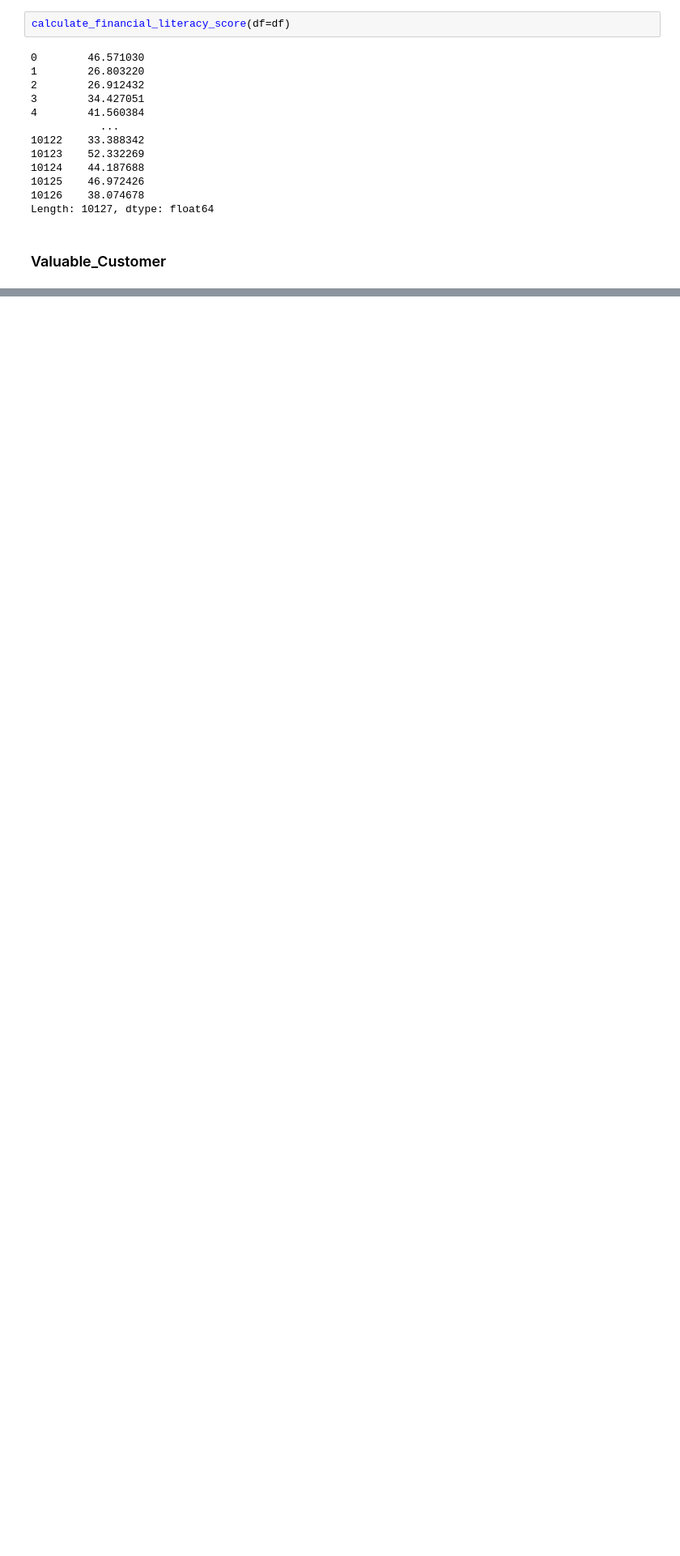
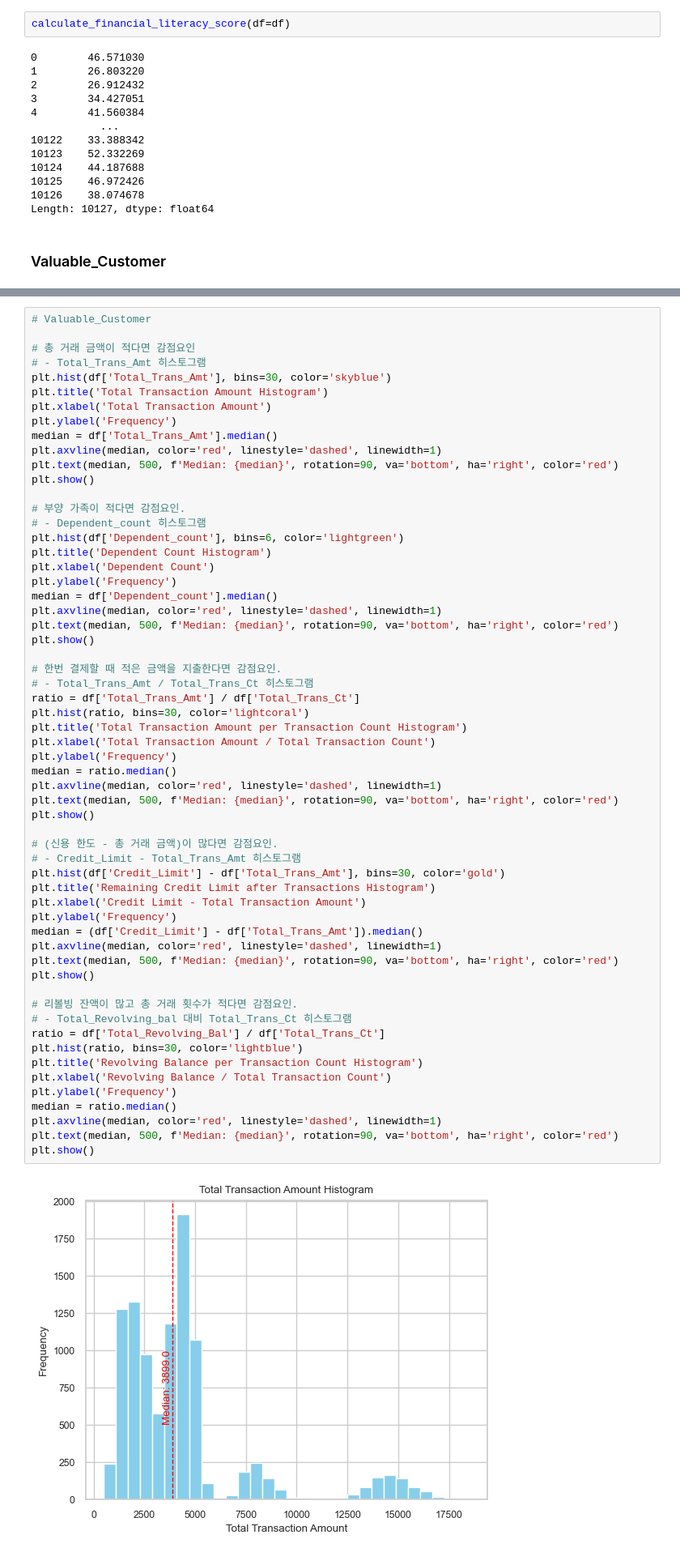
Before and after one commit to myhappydays/Programmers-Data-Analysis-2nd, a Jupyter notebook: Seokjun/Hypothesis_Test.ipynb, the cells around one changed output, grey strips where cells are left out. Shown at 81% size. Drawn from its saved outputs; the diff is of its cells as text; blank space fills up the shorter version.

Commit message:
Make 'calculate_valuable_customer_score' Func

```diff
--- a/Seokjun/Hypothesis_Test.ipynb
+++ b/Seokjun/Hypothesis_Test.ipynb
@@ -488,0 +477,61 @@ Length: 10127, dtype: float64
+# %%
+# Valuable_Customer
+
+# 총 거래 금액이 적다면 감점요인
+# - Total_Trans_Amt 히스토그램
+plt.hist(df['Total_Trans_Amt'], bins=30, color='skyblue')
+plt.title('Total Transaction Amount Histogram')
+plt.xlabel('Total Transaction Amount')
+plt.ylabel('Frequency')
+median = df['Total_Trans_Amt'].median()
+plt.axvline(median, color='red', linestyle='dashed', linewidth=1)
+plt.text(median, 500, f'Median: {median}', rotation=90, va='bottom', ha='right', color='red')
+plt.show()
+
+# 부양 가족이 적다면 감점요인.
+# - Dependent_count 히스토그램
+plt.hist(df['Dependent_count'], bins=6, color='lightgreen')
+plt.title('Dependent Count Histogram')
+plt.xlabel('Dependent Count')
+plt.ylabel('Frequency')
+median = df['Dependent_count'].median()
+plt.axvline(median, color='red', linestyle='dashed', linewidth=1)
+plt.text(median, 500, f'Median: {median}', rotation=90, va='bottom', ha='right', color='red')
+plt.show()
+
+# 한번 결제할 때 적은 금액을 지출한다면 감점요인.
+# - Total_Trans_Amt / Total_Trans_Ct 히스토그램
+ratio = df['Total_Trans_Amt'] / df['Total_Trans_Ct']
+plt.hist(ratio, bins=30, color='lightcoral')
+plt.title('Total Transaction Amount per Transaction Count Histogram')
+plt.xlabel('Total Transaction Amount / Total Transaction Count')
+plt.ylabel('Frequency')
+median = ratio.median()
+plt.axvline(median, color='red', linestyle='dashed', linewidth=1)
+plt.text(median, 500, f'Median: {median}', rotation=90, va='bottom', ha='right', color='red')
+plt.show()
+
+# (신용 한도 - 총 거래 금액)이 많다면 감점요인.
+# - Credit_Limit - Total_Trans_Amt 히스토그램
+plt.hist(df['Credit_Limit'] - df['Total_Trans_Amt'], bins=30, color='gold')
+plt.title('Remaining Credit Limit after Transactions Histogram')
+plt.xlabel('Credit Limit - Total Transaction Amount')
+plt.ylabel('Frequency')
+median = (df['Credit_Limit'] - df['Total_Trans_Amt']).median()
+plt.axvline(median, color='red', linestyle='dashed', linewidth=1)
+plt.text(median, 500, f'Median: {median}', rotation=90, va='bottom', ha='right', color='red')
+plt.show()
+
+# 리볼빙 잔액이 많고 총 거래 횟수가 적다면 감점요인.
+# - Total_Revolving_bal 대비 Total_Trans_Ct 히스토그램
+ratio = df['Total_Revolving_Bal'] / df['Total_Trans_Ct']
+plt.hist(ratio, bins=30, color='lightblue')
+plt.title('Revolving Balance per Transaction Count Histogram')
+plt.xlabel('Revolving Balance / Total Transaction Count')
+plt.ylabel('Frequency')
+median = ratio.median()
+plt.axvline(median, color='red', linestyle='dashed', linewidth=1)
+plt.text(median, 500, f'Median: {median}', rotation=90, va='bottom', ha='right', color='red')
+plt.show()
+# %% [output]
+[figure, added]
```
Also changed, not shown: parts of 4 cells of this notebook.
